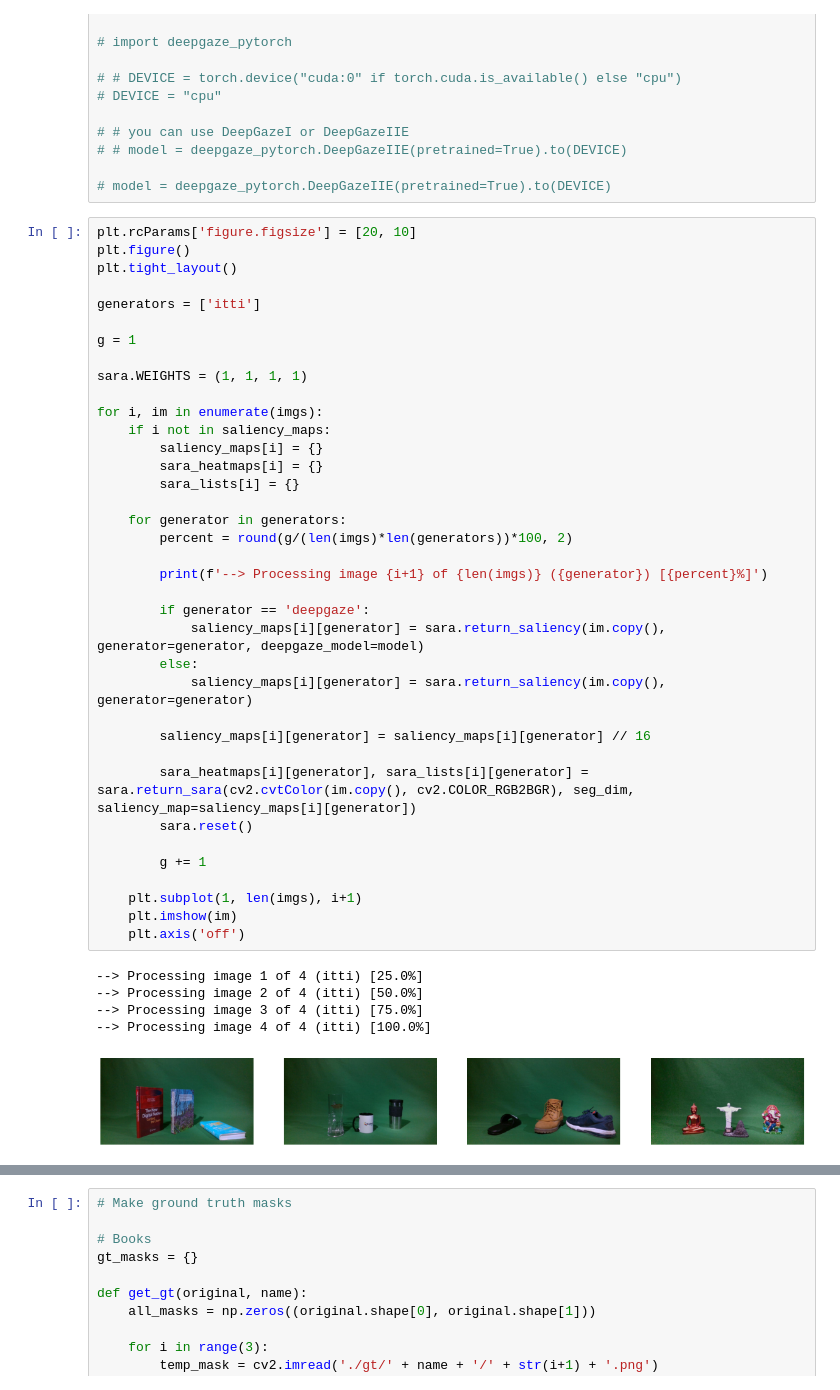
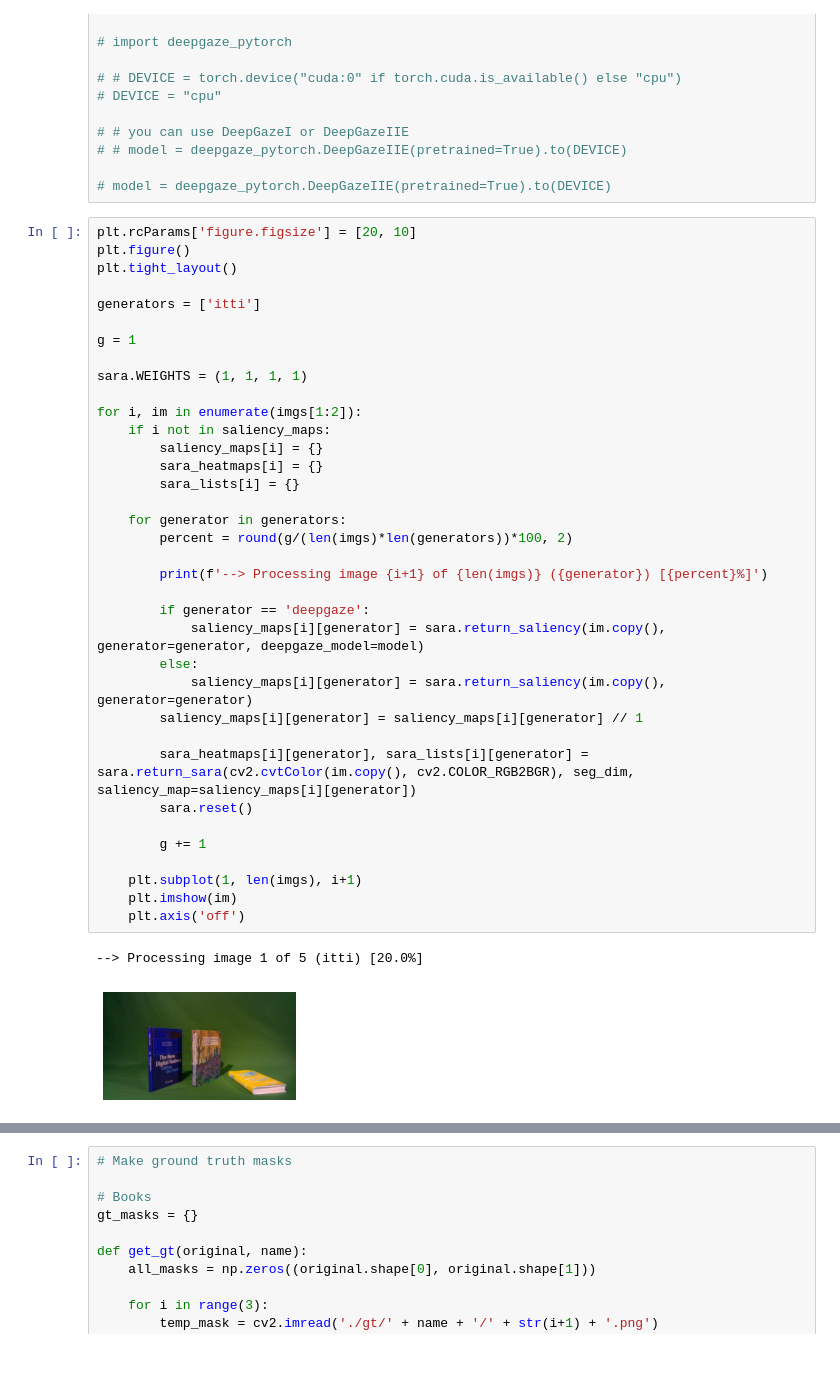
Before and after one commit to matthewkenely/ICT3909, a Jupyter notebook: optimisations/saliency-generator/App.ipynb, the cells around one changed output, grey strips where cells are left out. Saved outputs shown, nothing was run; the diff lists cells and outputs as text; blank space fills up the shorter version.

```diff
--- a/optimisations/saliency-generator/App.ipynb
+++ b/optimisations/saliency-generator/App.ipynb
@@ -45,41 +45,37 @@ plt.tight_layout()
 generators = ['itti']
 
 g = 1
 
 sara.WEIGHTS = (1, 1, 1, 1)
 
-for i, im in enumerate(imgs):
+for i, im in enumerate(imgs[1:2]):
     if i not in saliency_maps:
         saliency_maps[i] = {}
         sara_heatmaps[i] = {}
         sara_lists[i] = {}
 
     for generator in generators:
         percent = round(g/(len(imgs)*len(generators))*100, 2)
 
         print(f'--> Processing image {i+1} of {len(imgs)} ({generator}) [{percent}%]')
 
         if generator == 'deepgaze':
             saliency_maps[i][generator] = sara.return_saliency(im.copy(), generator=generator, deepgaze_model=model)
         else:
             saliency_maps[i][generator] = sara.return_saliency(im.copy(), generator=generator)
-
-        saliency_maps[i][generator] = saliency_maps[i][generator] // 16
+        saliency_maps[i][generator] = saliency_maps[i][generator] // 1
 
         sara_heatmaps[i][generator], sara_lists[i][generator] = sara.return_sara(cv2.cvtColor(im.copy(), cv2.COLOR_RGB2BGR), seg_dim, saliency_map=saliency_maps[i][generator])
         sara.reset()
 
         g += 1
 
     plt.subplot(1, len(imgs), i+1)
     plt.imshow(im)
     plt.axis('off')
 # %% [output]
---> Processing image 1 of 4 (itti) [25.0%]
---> Processing image 2 of 4 (itti) [50.0%]
---> Processing image 3 of 4 (itti) [75.0%]
---> Processing image 4 of 4 (itti) [100.0%]
+--> Processing image 1 of 5 (itti) [20.0%]
-[figure, old version]
+[figure, new version]
 # %%
 plt.imshow(saliency_maps[0]['itti'])
 # %% [output]
```
Also changed, not shown: parts of 4 cells of this notebook, 2 other files.
